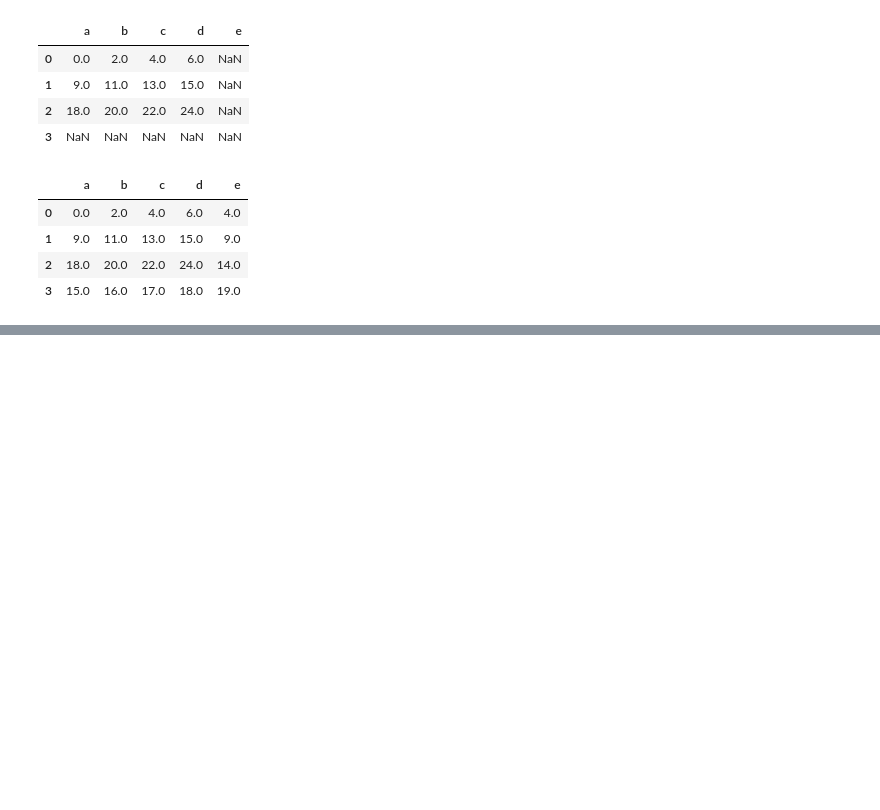
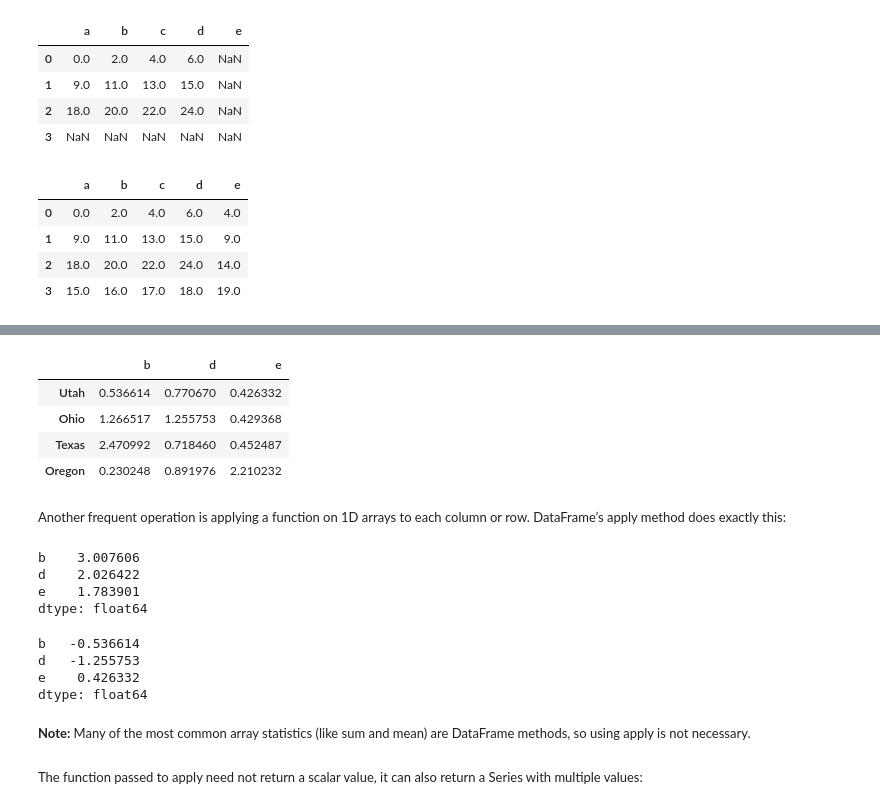
Before and after one commit to AmanSg098/ML-Projects, a Jupyter notebook: Pandaspract.ipynb, the cells around one changed output, grey strips where cells are left out. Cells and saved outputs as stored; diff of their text form; code cells hidden in the pictures; blank space fills up the shorter version.

```diff
--- a/Pandaspract.ipynb
+++ b/Pandaspract.ipynb
@@ -725,0 +741,32 @@ df1.add(df2, fill_value=0)
+# %%
+np.abs(frame)
+# %% [output]
+|  | b | d | e |
+| Utah | 0.536614 | 0.770670 | 0.426332 |
+| Ohio | 1.266517 | 1.255753 | 0.429368 |
+| Texas | 2.470992 | 0.718460 | 0.452487 |
+| Oregon | 0.230248 | 0.891976 | 2.210232 |
+# %% [markdown]
+<font size=2>Another frequent operation is applying a function on 1D arrays to each column or row.
+DataFrame’s apply method does exactly this:</font>
+# %%
+f = lambda x: x.max() - x.min()
+frame.apply(f)
+# %% [output]
+b    3.007606
+d    2.026422
+e    1.783901
+dtype: float64
+# %%
+frame.min()
+# %% [output]
+b   -0.536614
+d   -1.255753
+e    0.426332
+dtype: float64
+# %% [markdown]
+<font size=2><b>Note:</b> Many of the most common array statistics (like sum and mean) are DataFrame methods,
+so using apply is not necessary.</font>
+# %% [markdown]
+<font size=2>The function passed to apply need not return a scalar value, it can also return a Series
+with multiple values:</font>
```
Also changed, not shown: parts of 17 cells of this notebook, 1 other file.
